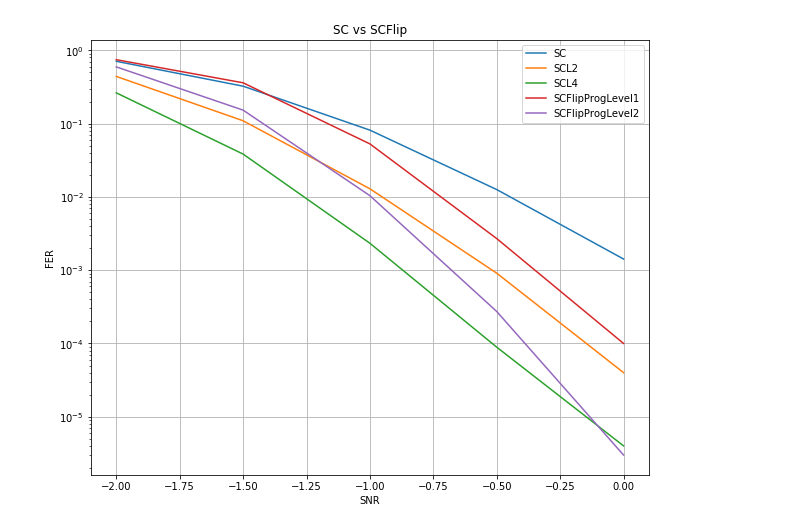
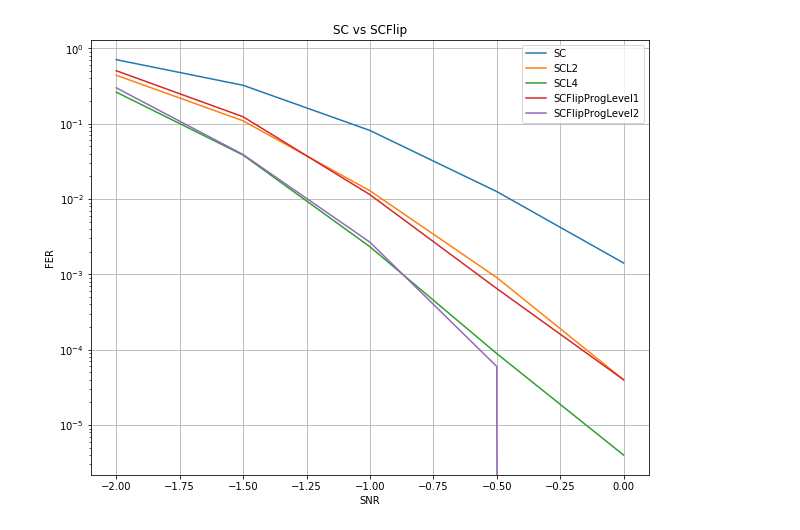
Before and after one commit to ISChetverikov/PolarCodes, a Jupyter notebook: results_plotting/PlotFerCurve.ipynb, the cells around one changed output. Saved outputs shown, nothing was run; the diff lists cells and outputs as text; code cells hidden in the pictures.

Commit message:
Optimize Flip Prog decoder

```diff
--- a/results_plotting/PlotFerCurve.ipynb
+++ b/results_plotting/PlotFerCurve.ipynb
@@ -1,31 +1,31 @@
 # %%
 import pandas as pd
 import matplotlib.pyplot as plt
 %matplotlib inline
 
 scl1_df = pd.read_csv("..//results//SCL1.results", skipinitialspace=True, sep=',', comment='#')
 scl2_df = pd.read_csv("..//results//SCL2.results", skipinitialspace=True, sep=',', comment='#')
 scl4_df = pd.read_csv("..//results//SCL4.results", skipinitialspace=True, sep=',', comment='#')
-scf1_df = pd.read_csv("..//results//SCProgFlip1024_512_Level1.results", skipinitialspace=True, sep=',', comment='#')
-scf2_df = pd.read_csv("..//results//SCProgFlip1024_512_Level2.results", skipinitialspace=True, sep=',', comment='#')
+scf1_df = pd.read_csv("..//results//SCProgFlip1024_488_level1.results", skipinitialspace=True, sep=',', comment='#')
+scf2_df = pd.read_csv("..//results//SCProgFlip1024_488_level2.results", skipinitialspace=True, sep=',', comment='#')
 
 
 snr = scl1_df['SNR']
 scl1 = scl1_df['FER']
 scl2 = scl2_df['FER']
 scl4 = scl4_df['FER']
 scf1 = scf1_df['FER']
 scf2 = scf2_df['FER']
 
 
 plt.figure(figsize=(10,8))
 plt.plot(snr, scl1, snr, scl2, snr, scl4, snr, scf1,snr, scf2);
 plt.title("SC vs SCFlip")
 plt.legend(["SC", "SCL2", "SCL4", "SCFlipProgLevel1","SCFlipProgLevel2"])
 plt.xlabel("SNR")
 plt.grid(True)
 plt.ylabel("FER")
 plt.yscale('log')
 plt.savefig("ScVsScFanoNew.png");
 # %% [output]
-[figure, old version]
+[figure, new version]
```
Also changed, not shown: 6 other files.
